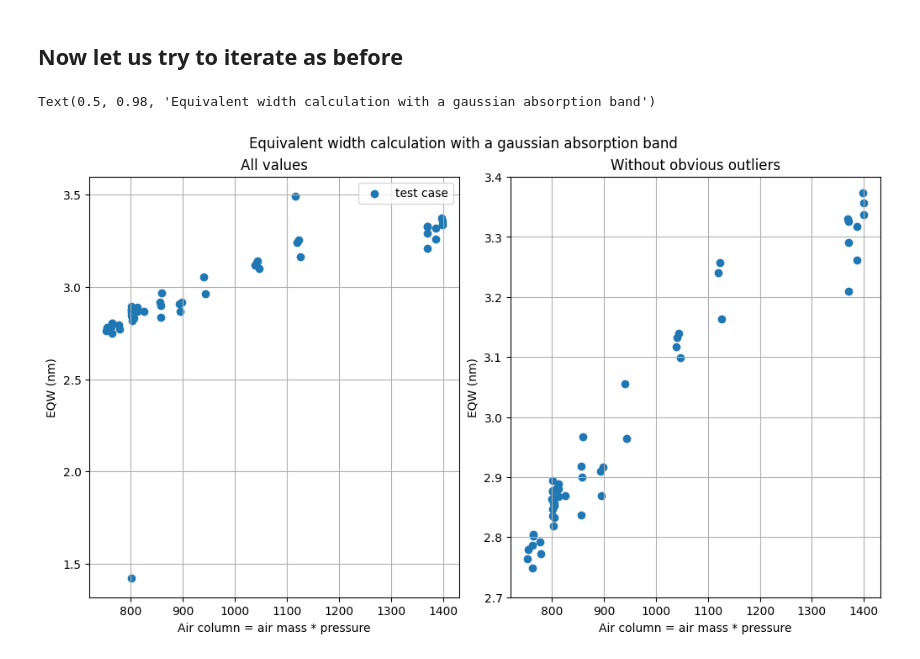
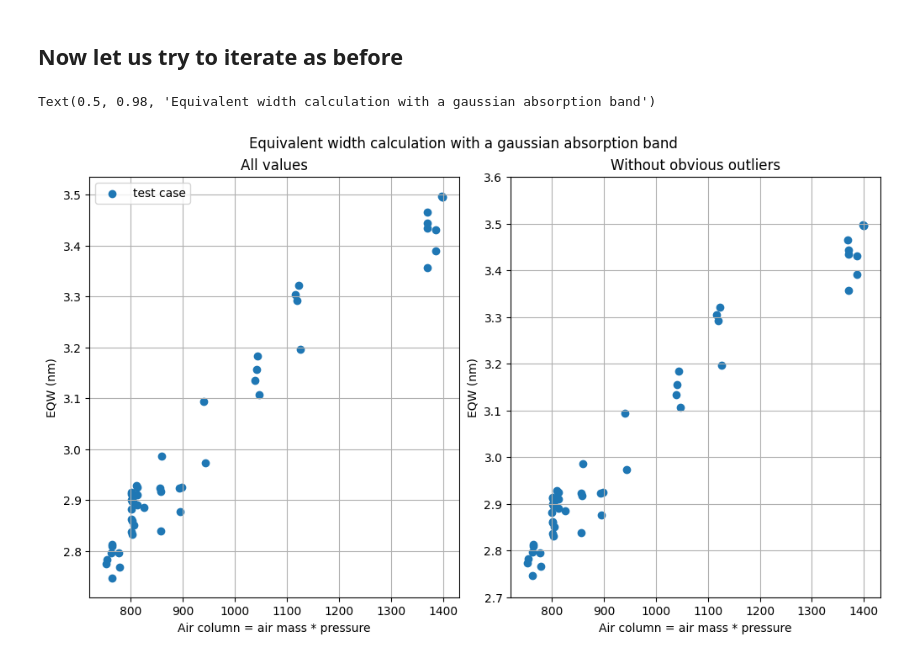
Before and after one commit to mrmonroy/AuxTel_eqw, a Jupyter notebook: O2_EQW/calculate_o2_eqw.ipynb, the cells around one changed output. Saved outputs shown, nothing was run; the diff lists cells and outputs as text; code cells hidden in the pictures.

Commit message:
Refinement of the fit to eliminate the outliers that seemed due to bad init of the fit parameters

```diff
--- a/O2_EQW/calculate_o2_eqw.ipynb
+++ b/O2_EQW/calculate_o2_eqw.ipynb
@@ -655,6 +687,9 @@ for spec in spec_dict_good:
     #print(flux_)
 
     eqw_ = eqw_norm(lambda_, flux_, abs_min, abs_max, make_plot=False)
+    if (eqw_ < 2.7) or (eqw_ > 3.6) :
+        eqw_ = eqw_norm(lambda_, flux_, abs_min, abs_max, make_plot=True) ## bad trick to visualize outliers
+
     '''
     if eqwdb_<0.:
         print(seqn)
@@ -683,21 +718,21 @@ if save_txt:
 # %%
 fig, axs = plt.subplots(1, 2, figsize=(10,6), constrained_layout=True)
 axs=axs.ravel()
 axs[0].scatter(airmass*pressure, eqwidth, label="test case")
 axs[0].grid()
 axs[0].set_xlabel("Air column = air mass * pressure")
 axs[0].set_ylabel("EQW (nm)")
 axs[0].set_title("All values")
 axs[0].legend()
 
 axs[1].scatter(airmass*pressure, eqwidth, label="test case")
-axs[1].set_ylim(2.7, 3.4)
+axs[1].set_ylim(2.7, 3.6)
 axs[1].grid()
 axs[1].set_xlabel("Air column = air mass * pressure")
 axs[1].set_ylabel("EQW (nm)")
 axs[1].set_title("Without obvious outliers")
 
 fig.suptitle("Equivalent width calculation with a gaussian absorption band")
 # %% [output]
 Text(0.5, 0.98, 'Equivalent width calculation with a gaussian absorption band')
-[figure, old version]
+[figure, new version]
```
Also changed, not shown: parts of 2 cells of this notebook.
